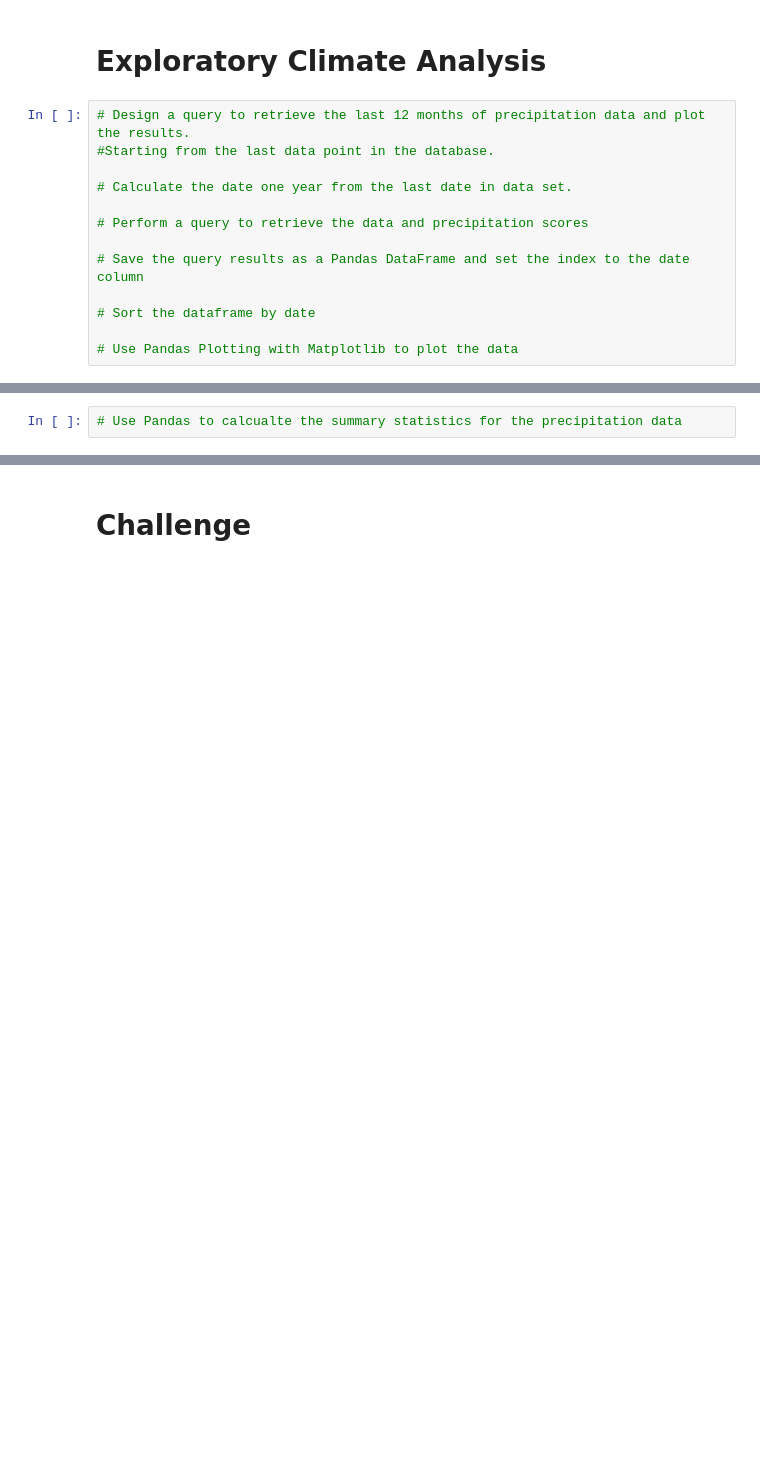
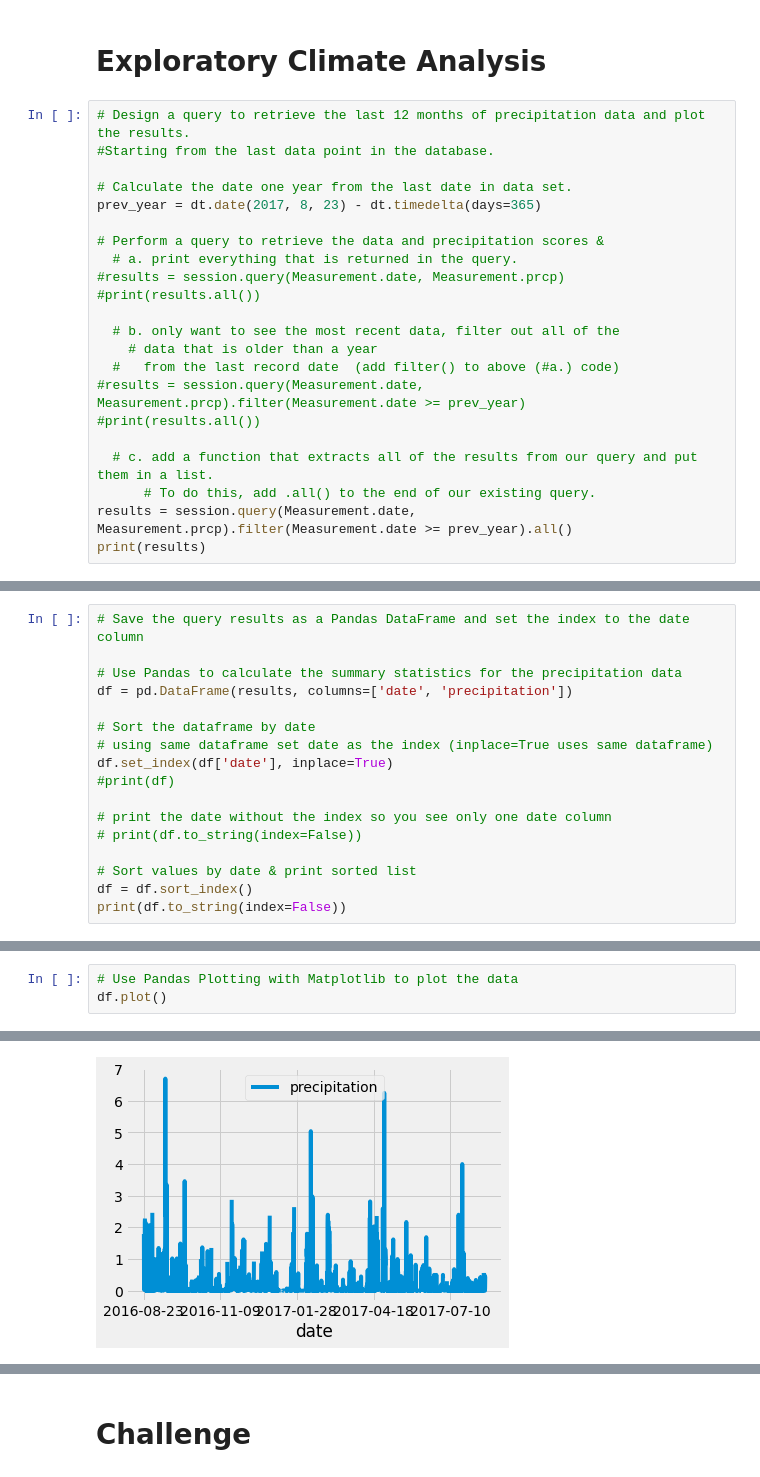
Before and after one commit to Juanamct/surfs_up, a Jupyter notebook: climate_analysis.ipynb, the cells around one changed output, grey strips where cells are left out. Saved outputs shown, nothing was run; the diff lists cells and outputs as text; blank space fills up the shorter version.

```diff
--- a/climate_analysis.ipynb
+++ b/climate_analysis.ipynb
@@ -49,11 +49,20 @@ session = Session(engine)
 #Starting from the last data point in the database.
 
 # Calculate the date one year from the last date in data set.
+prev_year = dt.date(2017, 8, 23) - dt.timedelta(days=365)
 
-# Perform a query to retrieve the data and precipitation scores
+# Perform a query to retrieve the data and precipitation scores &
+  # a. print everything that is returned in the query.
+#results = session.query(Measurement.date, Measurement.prcp)
+#print(results.all())
 
-# Save the query results as a Pandas DataFrame and set the index to the date column
+  # b. only want to see the most recent data, filter out all of the
+    # data that is older than a year
+  #   from the last record date  (add filter() to above (#a.) code)
+#results = session.query(Measurement.date, Measurement.prcp).filter(Measurement.date >= prev_year)
+#print(results.all())
 
-# Sort the dataframe by date
-
-# Use Pandas Plotting with Matplotlib to plot the data
+  # c. add a function that extracts all of the results from our query and put them in a list.
+      # To do this, add .all() to the end of our existing query.
+results = session.query(Measurement.date, Measurement.prcp).filter(Measurement.date >= prev_year).all()
+print(results)
@@ -59,0 +71,17 @@ session = Session(engine)
+# %%
+# Save the query results as a Pandas DataFrame and set the index to the date column
+
+# Use Pandas to calculate the summary statistics for the precipitation data
+df = pd.DataFrame(results, columns=['date', 'precipitation'])
+
+# Sort the dataframe by date
+# using same dataframe set date as the index (inplace=True uses same dataframe)
+df.set_index(df['date'], inplace=True)
+#print(df)
+
+# print the date without the index so you see only one date column
+# print(df.to_string(index=False))
+
+# Sort values by date & print sorted list
+df = df.sort_index()
+print(df.to_string(index=False))
@@ -60,2 +106,4 @@ session = Session(engine)
 # %%
-# Use Pandas to calcualte the summary statistics for the precipitation data
+# Use Pandas Plotting with Matplotlib to plot the data
+df.plot()
+# %% [output]
@@ -61,0 +111 @@ session = Session(engine)
+[figure, added]
```
Also changed, not shown: parts of 12 cells of this notebook.
